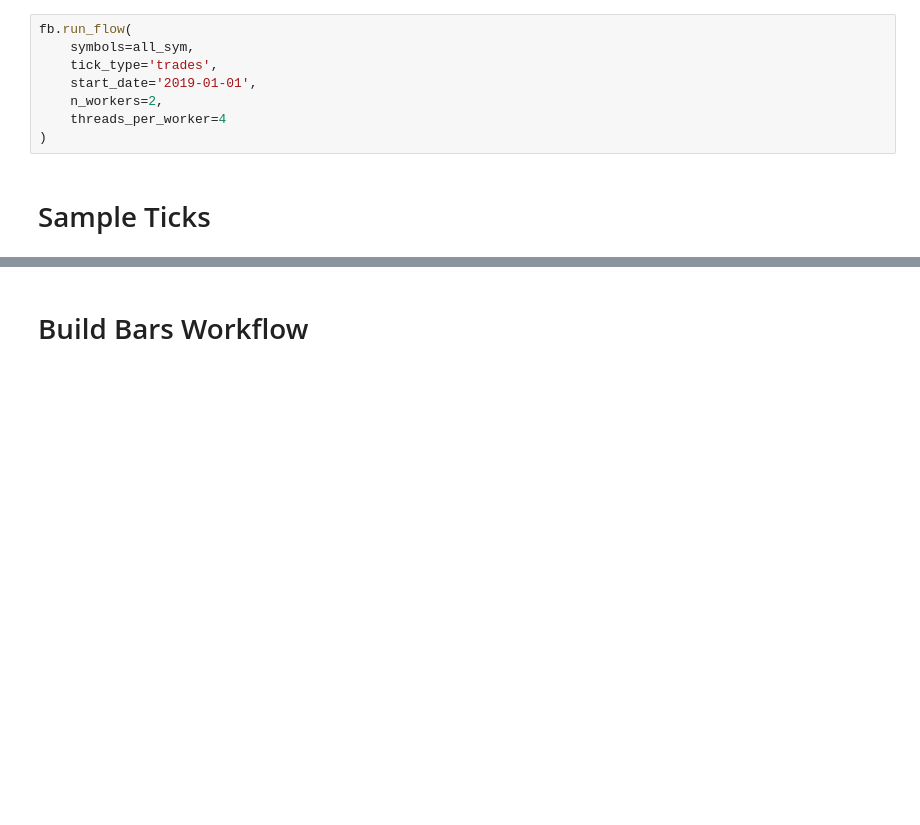
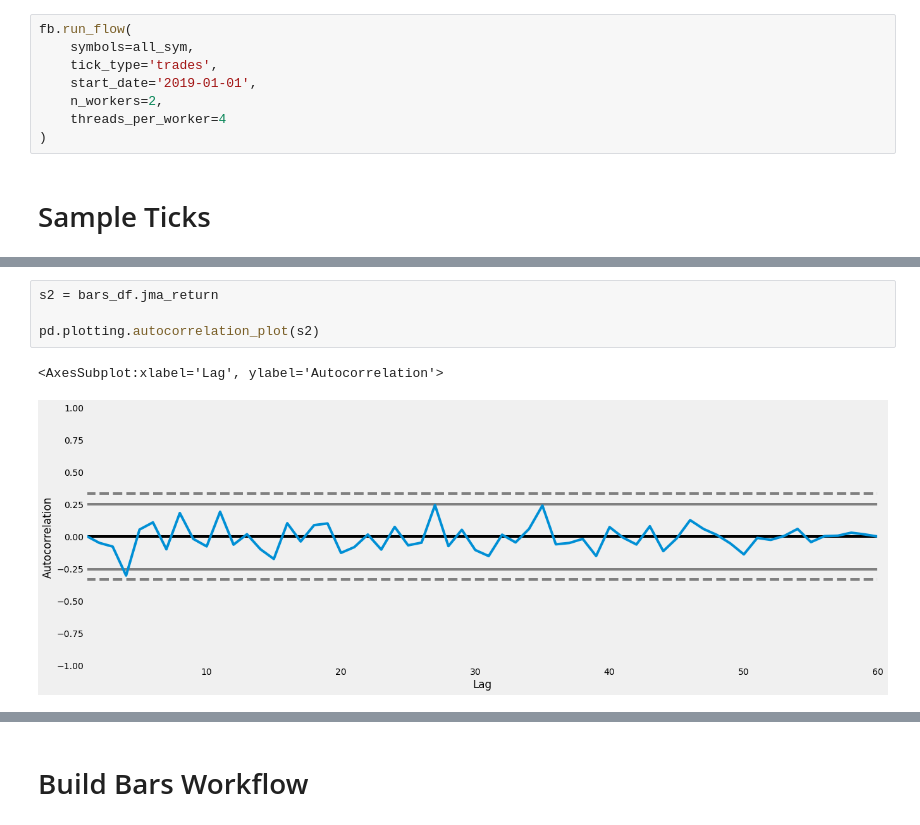
Before and after one commit to bobcolner/pandas-polygon, a Jupyter notebook: nb_notebook.ipynb, the cells around one changed output, grey strips where cells are left out. Saved outputs shown, nothing was run; the diff lists cells and outputs as text; blank space fills up the shorter version.

```diff
--- a/nb_notebook.ipynb
+++ b/nb_notebook.ipynb
@@ -125,0 +113,7 @@ Name: pct_diff, dtype: float64
+# %%
+s2 = bars_df.jma_return
+
+pd.plotting.autocorrelation_plot(s2)
+# %% [output]
+<AxesSubplot:xlabel='Lag', ylabel='Autocorrelation'>
+[figure, added]
```
Also changed, not shown: parts of 14 cells of this notebook, 2 other files.
